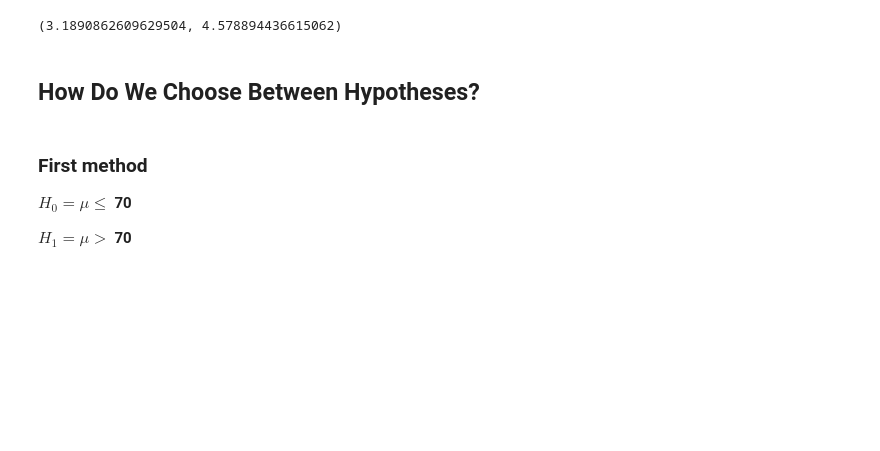
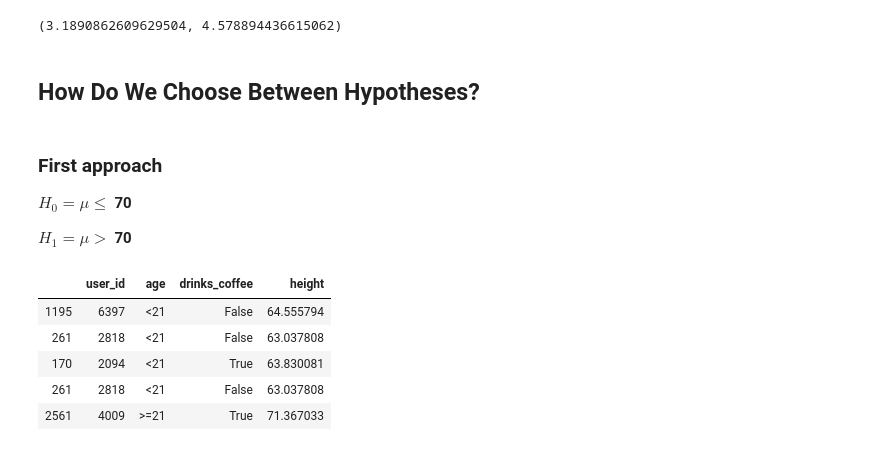
Before and after one commit to mzhoolideh/data_science_pract, a Jupyter notebook: labs/probability_pract.ipynb, the cells around one changed output. Cells and saved outputs as stored; diff of their text form; code cells hidden in the pictures; blank space fills up the shorter version.

```diff
--- a/labs/probability_pract.ipynb
+++ b/labs/probability_pract.ipynb
@@ -460,7 +460,7 @@ np.percentile(bootage, 2.5), np.percentile(bootage, 97.5)
 # %% [markdown]
 ## How Do We Choose Between Hypotheses?
 # %% [markdown]
-### First method
+### First approach
 
 **$H_0 = \mu \le$ 70**
 
@@ -467,0 +470,9 @@ np.percentile(bootage, 2.5), np.percentile(bootage, 97.5)
+# %%
+bootsample = sample_df.sample(150, replace=True)
+# %% [output]
+|  | user_id | age | drinks_coffee | height |
+| 1195 | 6397 | <21 | False | 64.555794 |
+| 261 | 2818 | <21 | False | 63.037808 |
+| 170 | 2094 | <21 | True | 63.830081 |
+| 261 | 2818 | <21 | False | 63.037808 |
+| 2561 | 4009 | >=21 | True | 71.367033 |
```
Also changed, not shown: parts of 11 cells of this notebook.
